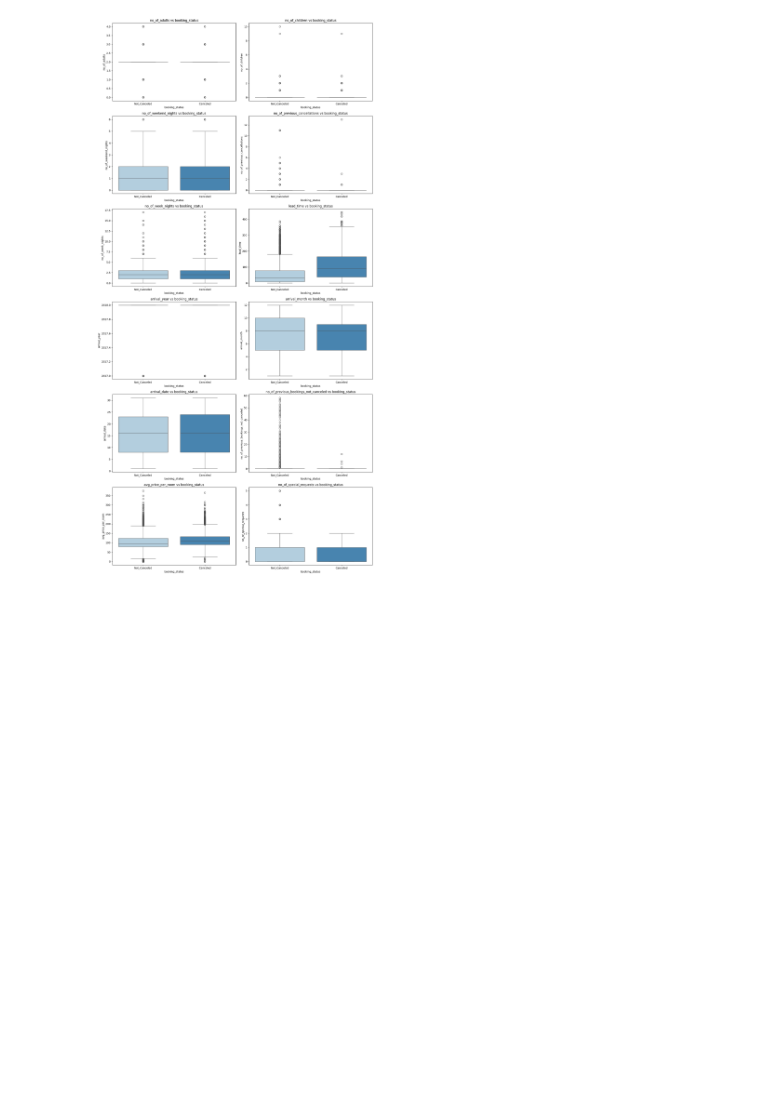
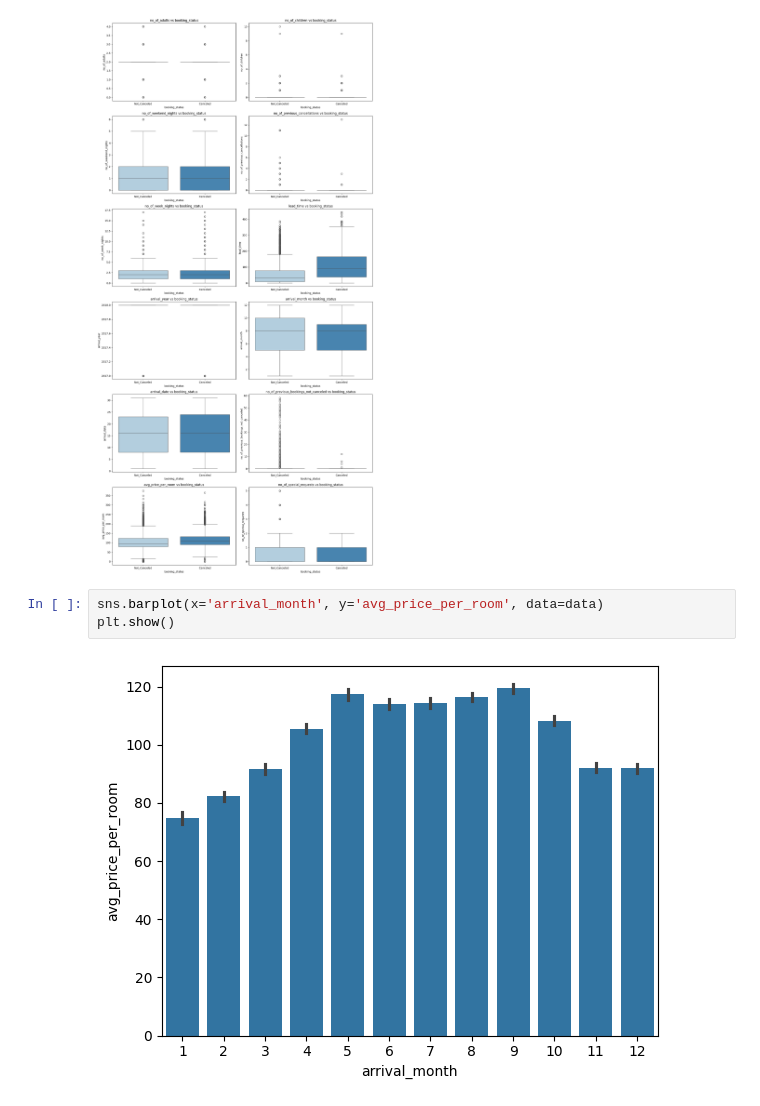
Before and after one commit to aSiMsAfEeR/MLOps-Project, a Jupyter notebook: notebook/notebook.ipynb, the cells around one changed output. Cells and saved outputs as stored; diff of their text form; blank space fills up the shorter version.

```diff
--- a/notebook/notebook.ipynb
+++ b/notebook/notebook.ipynb
@@ -175,3 +175,8 @@ def plot_bivariate_num(df, target, num_features):
 plot_bivariate_num(data, 'booking_status', num_cols)
 # %% [output]
 [figure]
+# %%
+sns.barplot(x='arrival_month', y='avg_price_per_room', data=data)
+plt.show()
+# %% [output]
+[figure, added]
```
Also changed, not shown: parts of 2 cells of this notebook.
